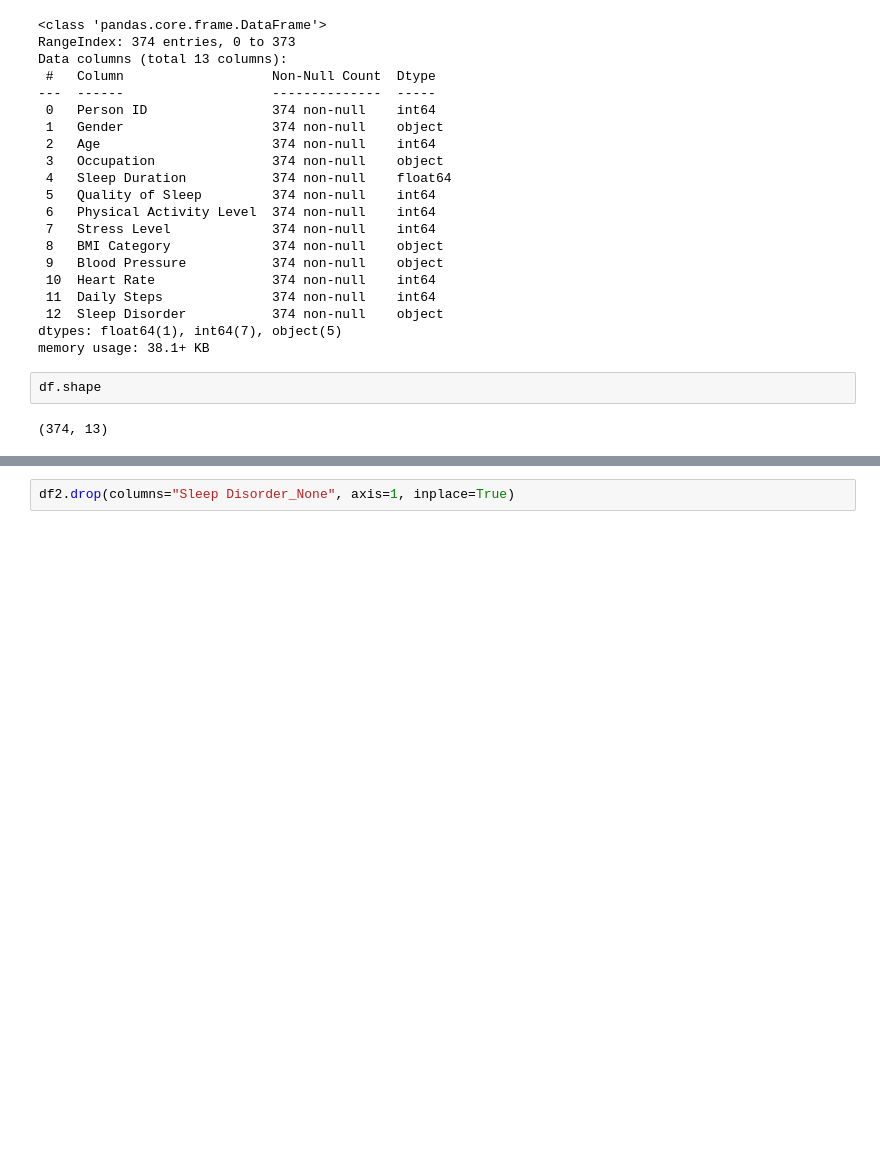
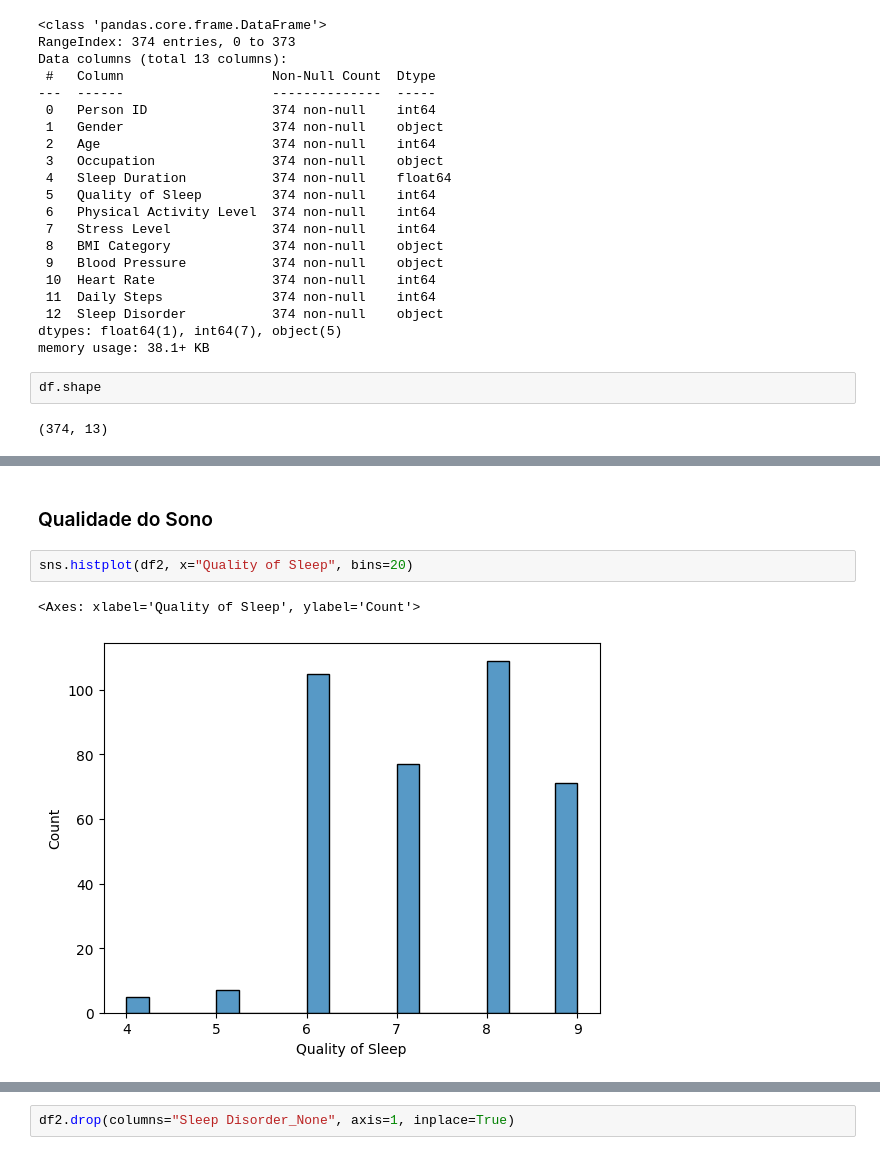
Before and after one commit to juliamuto/projeto_machine_learning_I, a Jupyter notebook: projeto.ipynb, the cells around one changed output, grey strips where cells are left out. Cells and saved outputs as stored; diff of their text form; blank space fills up the shorter version.

```diff
--- a/projeto.ipynb
+++ b/projeto.ipynb
@@ -237,0 +179,7 @@ df2 = pd.get_dummies(df_limpo, columns=["Sleep Disorder"], prefix="Sleep Disorde
+# %% [markdown]
+### Qualidade do Sono
+# %%
+sns.histplot(df2, x="Quality of Sleep", bins=20)
+# %% [output]
+<Axes: xlabel='Quality of Sleep', ylabel='Count'>
+[figure, added]
```
Also changed, not shown: parts of 103 cells of this notebook.
